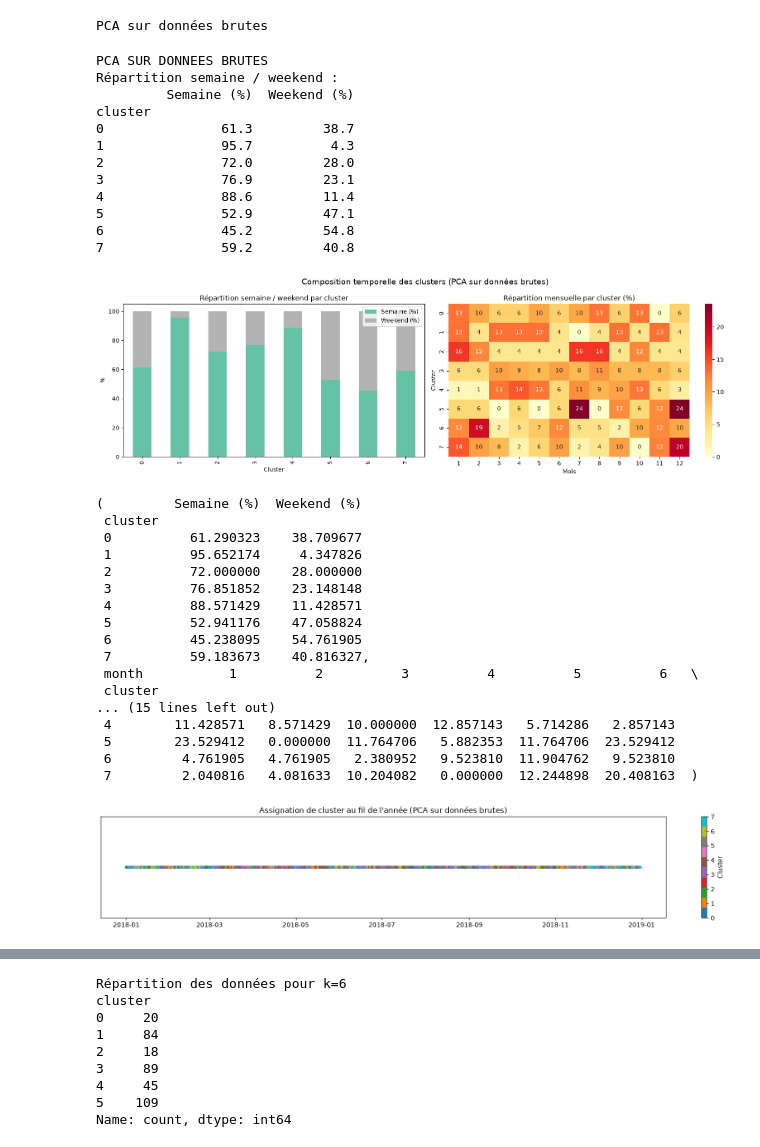
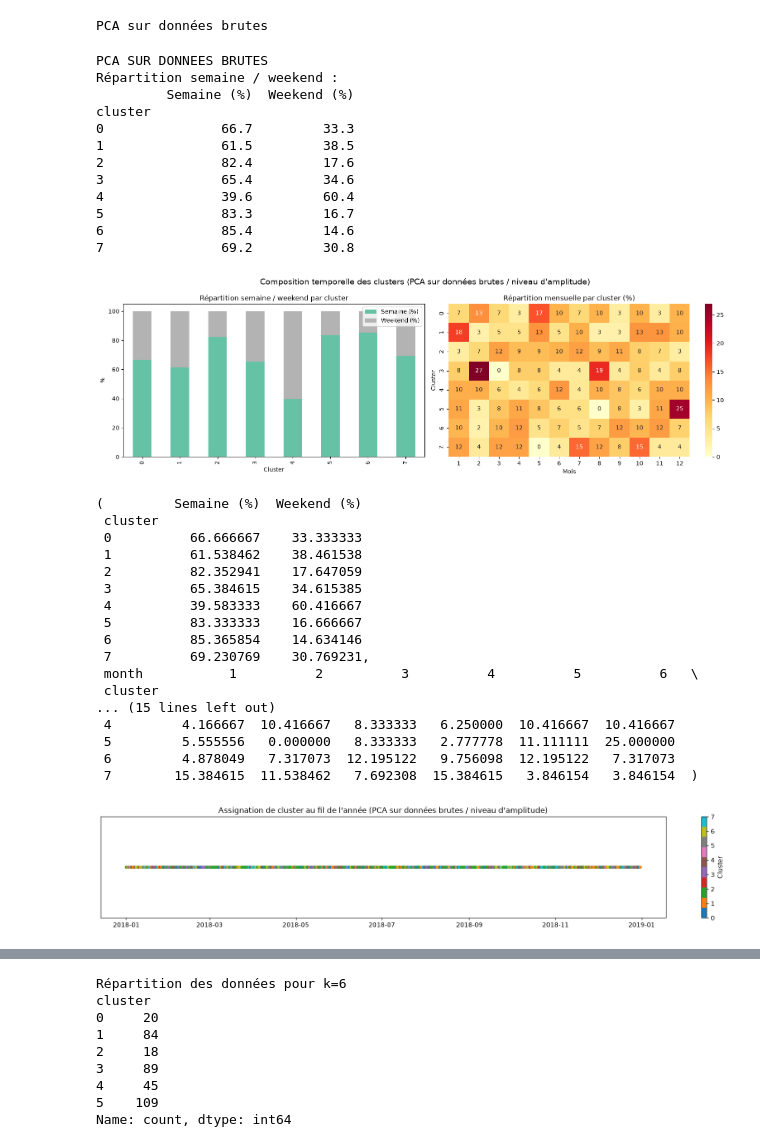
Before and after one commit to BOUBAKERAMDY/FlexiMax, a Jupyter notebook: notebooks1/03_visualisation1/PCA.ipynb, the cells around one changed output, grey strips where cells are left out. Drawn from its saved outputs; the diff is of its cells as text; code cells hidden in the pictures.

```diff
--- a/notebooks1/03_visualisation1/PCA.ipynb
+++ b/notebooks1/03_visualisation1/PCA.ipynb
@@ -723,7 +723,7 @@ plt.show()
 # %% [markdown]
 Visualisation des clusters de données AVEC PCA
 # %%
-k_xpca=plot_cluster_profiles(x_pca, "Méthode du coude (inertie) - Clustering des jours types (avec PCA)", "Silhouette score - Clustering des jours types (avec PCA)")
+k_xpca=plot_cluster_profiles(x_pca, "Méthode du Coude (avec PCA, niveau d'amplitude / brut)", "Silhouette score (avec PCA, niveau d'amplitude / brut)")
 # %% [output]
 k= 2 | inertia=    4022.5 | silhouette=0.1067
 k= 3 | inertia=    3805.6 | silhouette=0.0826
@@ -743,5 +743,5 @@ K optimal selon la méthode du coude : k = 8
 # %%
-kmeans_xpca, cluster_labels_xpca, results_xpca = cluster_days(k_xpca, X_pca,piv.index)
+kmeans_xpca, cluster_labels_xpca, results_xpca = cluster_days(k_xpca, x_pca,piv.index)
 results_xpca
 # %% [output]
 Répartition des données pour k=8
@@ -780,38 +780,38 @@ plot_interactive_cluster_profiles(
 PCA sur données brutes
 # %%
 print("PCA SUR DONNEES BRUTES")
-plot_cluster_calendar_composition(results_xpca, "Composition temporelle des clusters (PCA sur données brutes)")
+plot_cluster_calendar_composition(results_xpca, "Composition temporelle des clusters (PCA sur données brutes / niveau d'amplitude)")
 # %% [output]
 PCA SUR DONNEES BRUTES
 Répartition semaine / weekend :
          Semaine (%)  Weekend (%)
 cluster
-0               61.3         38.7
-1               95.7          4.3
-2               72.0         28.0
-3               76.9         23.1
-4               88.6         11.4
-5               52.9         47.1
-6               45.2         54.8
-7               59.2         40.8
+0               66.7         33.3
+1               61.5         38.5
+2               82.4         17.6
+3               65.4         34.6
+4               39.6         60.4
+5               83.3         16.7
+6               85.4         14.6
+7               69.2         30.8
-[figure, old version]
+[figure, new version]
 (         Semaine (%)  Weekend (%)
  cluster
- 0          61.290323    38.709677
- 1          95.652174     4.347826
- 2          72.000000    28.000000
- 3          76.851852    23.148148
- 4          88.571429    11.428571
- 5          52.941176    47.058824
- 6          45.238095    54.761905
- 7          59.183673    40.816327,
+ 0          66.666667    33.333333
+ 1          61.538462    38.461538
+ 2          82.352941    17.647059
+ 3          65.384615    34.615385
+ 4          39.583333    60.416667
+ 5          83.333333    16.666667
+ 6          85.365854    14.634146
+ 7          69.230769    30.769231,
  month           1          2          3          4          5          6   \
  cluster
 ... (15 lines left out)
- 4        11.428571   8.571429  10.000000  12.857143   5.714286   2.857143
- 5        23.529412   0.000000  11.764706   5.882353  11.764706  23.529412
- 6         4.761905   4.761905   2.380952   9.523810  11.904762   9.523810
- 7         2.040816   4.081633  10.204082   0.000000  12.244898  20.408163  )
+ 4         4.166667  10.416667   8.333333   6.250000  10.416667  10.416667
+ 5         5.555556   0.000000   8.333333   2.777778  11.111111  25.000000
+ 6         4.878049   7.317073  12.195122   9.756098  12.195122   7.317073
+ 7        15.384615  11.538462   7.692308  15.384615   3.846154   3.846154  )
 # %%
 results_sorted = results_xpca.sort_values("date").reset_index(drop=True)
 
@@ -819,11 +819,11 @@ fig, ax = plt.subplots(figsize=(16, 3))
 scatter = ax.scatter(results_sorted["date"], [1]*len(results_sorted),
                       c=results_sorted["cluster"], cmap="tab10", s=15)
 ax.set_yticks([])
-ax.set_title("Assignation de cluster au fil de l'année (PCA sur données brutes)")
+ax.set_title("Assignation de cluster au fil de l'année (PCA sur données brutes / niveau d'amplitude)")
 plt.colorbar(scatter, ax=ax, label="Cluster", ticks=range(k_xpca))
 plt.tight_layout()
 plt.savefig(FIGURES / "cluster_timeline.png", dpi=150)
 plt.show()
 # %% [output]
-[figure, old version]
+[figure, new version]
 # %%
```
Also changed, not shown: parts of 15 cells of this notebook.
